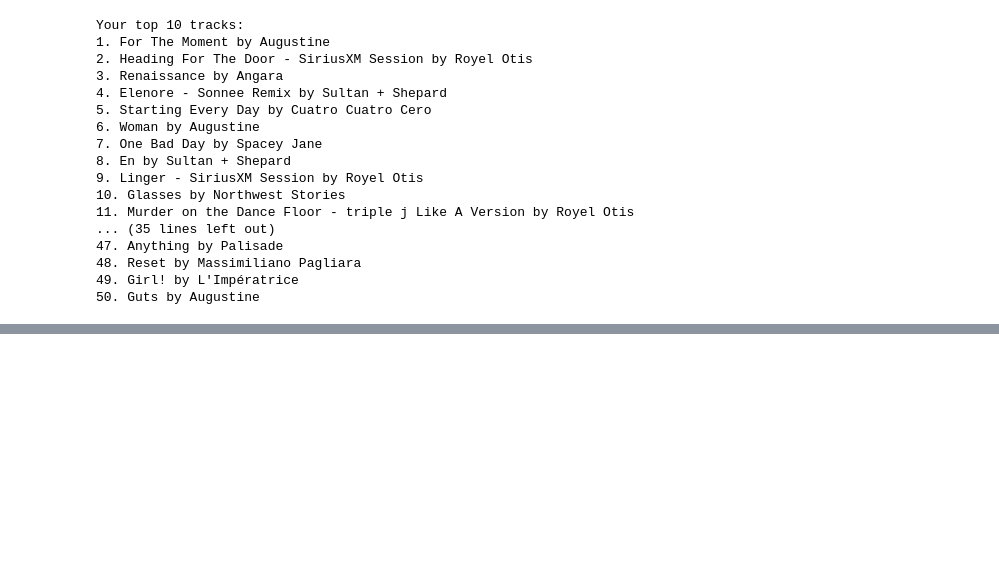
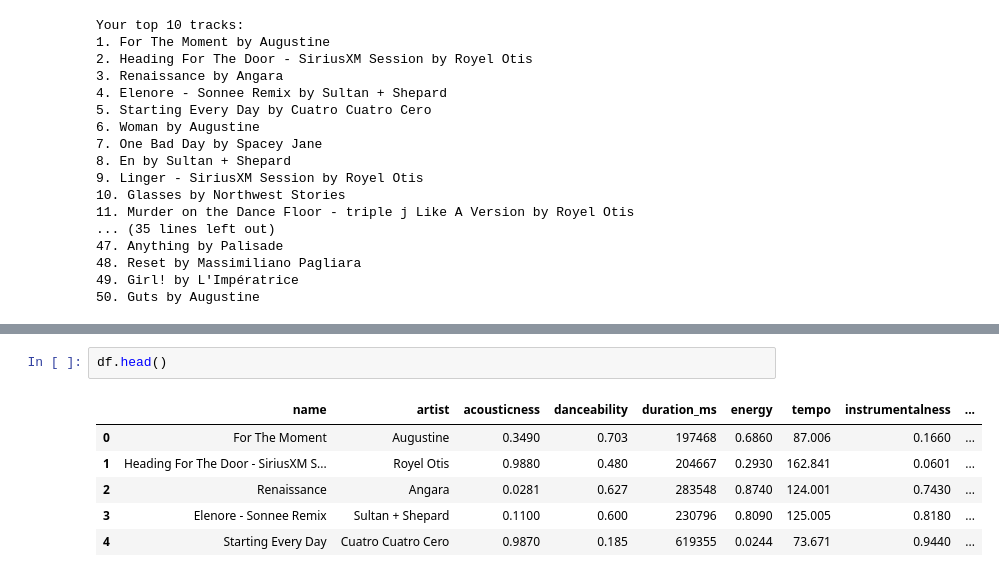
Before and after one commit to deanosmith/SpotifyEDA, a Jupyter notebook: ClaudeNb.ipynb, the cells around one changed output, grey strips where cells are left out. Drawn from its saved outputs; the diff is of its cells as text; blank space fills up the shorter version.

```diff
--- a/ClaudeNb.ipynb
+++ b/ClaudeNb.ipynb
@@ -176,0 +208,9 @@ plt.show()
+# %%
+df.head()
+# %% [output]
+|  | name | artist | acousticness | danceability | duration_ms | energy | tempo | instrumentalness | ... |
+| 0 | For The Moment | Augustine | 0.3490 | 0.703 | 197468 | 0.6860 | 87.006 | 0.1660 | ... |
+| 1 | Heading For The Door - SiriusXM S... | Royel Otis | 0.9880 | 0.480 | 204667 | 0.2930 | 162.841 | 0.0601 | ... |
+| 2 | Renaissance | Angara | 0.0281 | 0.627 | 283548 | 0.8740 | 124.001 | 0.7430 | ... |
+| 3 | Elenore - Sonnee Remix | Sultan + Shepard | 0.1100 | 0.600 | 230796 | 0.8090 | 125.005 | 0.8180 | ... |
+| 4 | Starting Every Day | Cuatro Cuatro Cero | 0.9870 | 0.185 | 619355 | 0.0244 | 73.671 | 0.9440 | ... |
```
Also changed, not shown: parts of 7 cells of this notebook.
